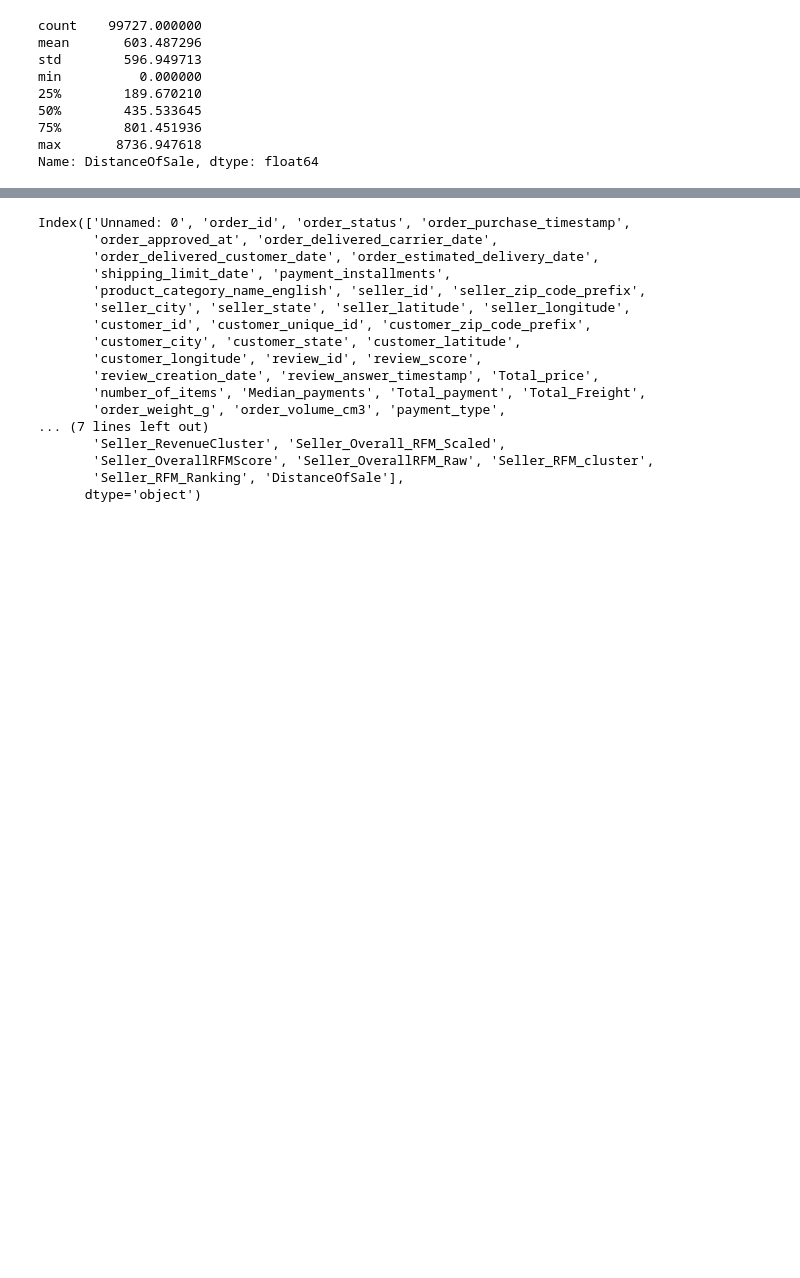
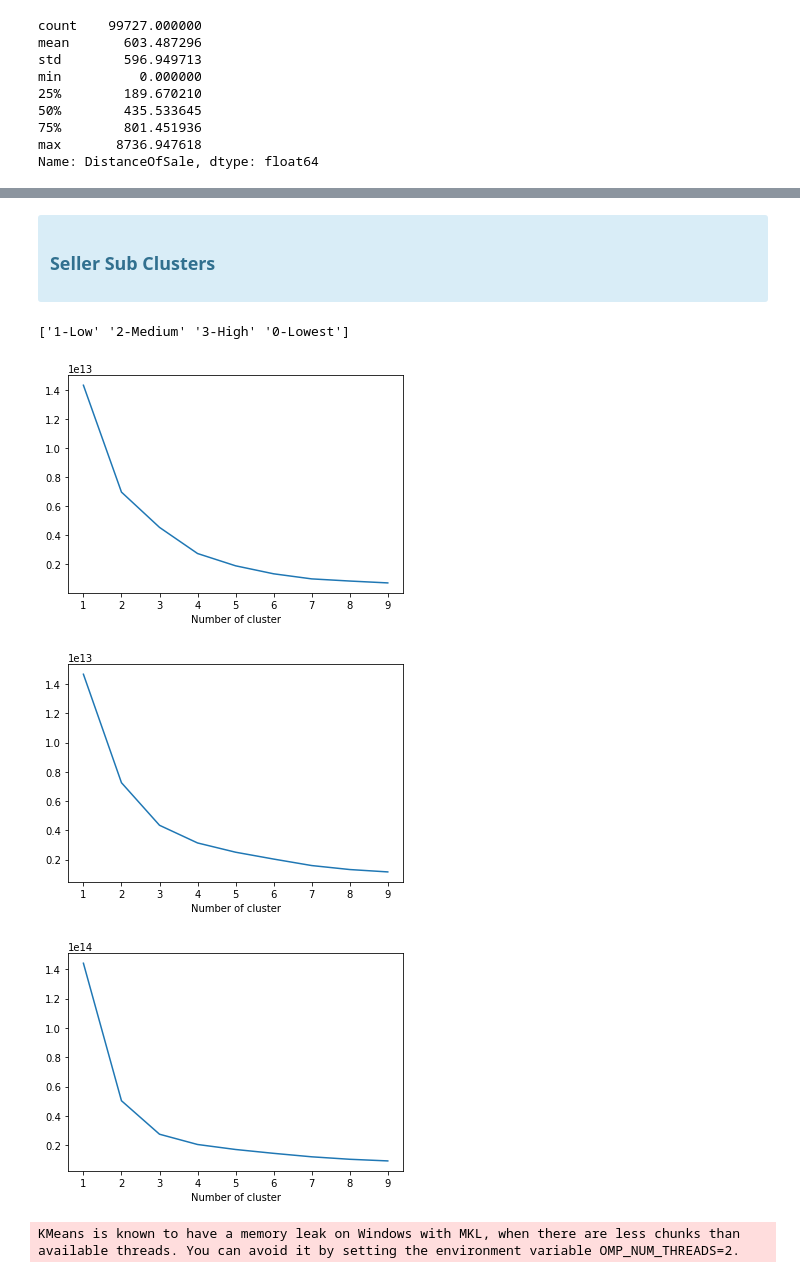
Before and after one commit to deakynek/SpringBoardProjects, a Jupyter notebook: Capstone3/EDA.ipynb, the cells around one changed output, grey strips where cells are left out. Drawn from its saved outputs; the diff is of its cells as text; code cells hidden in the pictures; blank space fills up the shorter version.

```diff
--- a/Capstone3/EDA.ipynb
+++ b/Capstone3/EDA.ipynb
@@ -714,20 +627,48 @@ Index(['payment_installments', 'seller_latitude', 'seller_longitude',
+# %% [markdown]
+<div class="span5 alert alert-info">
+<h3>Seller Sub Clusters </h3>
+</div>
 # %%
-OL_Data.columns
+clusters={'1-Low':4, '2-Medium':4, '3-High':4, '0-Lowest':4}
+print(OL_Data['Seller_RFM_Ranking'].unique())
+
+subData = pd.DataFrame({'order_id' : [], 'Seller_RFM_Ranking_SubClusers':[]})
+for t in OL_Data['Seller_RFM_Ranking'].unique():
+    subset = OL_Data[OL_Data['Seller_RFM_Ranking']==t]
+
+    numcols = ['payment_installments',
+            'seller_latitude',
+            'seller_longitude',
+            'customer_latitude',
+            'customer_longitude',
+            'review_score',
+            'Total_price',
+            'number_of_items',
+            'Median_payments',
+            'Total_payment',
+            'Total_Freight',
+            'order_weight_g',
+            'order_volume_cm3',
+            'Purchase_To_Delivery_Days',
+            'Approved_To_Delivery_Days',
+            'Diff_Est_Delivery_vs_Actual',
+            'Buyer_OverallRFM_Raw',
+            'Seller_OverallRFM_Raw',
+            'Seller_RFM_cluster',
+            'DistanceOfSale']
+
+    test = numcols+['order_id']
+    subset = subset[test].dropna()
+
+
+    PrintKmeansInertiaGraphWithArray(subset,numcols)
+    PerformKMeansWithArray(subset, numcols, clusters[t], "Seller_RFM_Ranking_SubClusers", t)
+    subData = pd.concat([subData, subset[["order_id","Seller_RFM_Ranking_SubClusers"]]], ignore_index=True)
+
+OL_Data_Sub = OL_Data_Sub.merge(subData, on='order_id',how='left' )
 # %% [output]
-Index(['Unnamed: 0', 'order_id', 'order_status', 'order_purchase_timestamp',
-       'order_approved_at', 'order_delivered_carrier_date',
-       'order_delivered_customer_date', 'order_estimated_delivery_date',
-       'shipping_limit_date', 'payment_installments',
-       'product_category_name_english', 'seller_id', 'seller_zip_code_prefix',
-       'seller_city', 'seller_state', 'seller_latitude', 'seller_longitude',
-       'customer_id', 'customer_unique_id', 'customer_zip_code_prefix',
-       'customer_city', 'customer_state', 'customer_latitude',
-       'customer_longitude', 'review_id', 'review_score',
-       'review_creation_date', 'review_answer_timestamp', 'Total_price',
-       'number_of_items', 'Median_payments', 'Total_payment', 'Total_Freight',
-       'order_weight_g', 'order_volume_cm3', 'payment_type',
-... (7 lines left out)
-       'Seller_RevenueCluster', 'Seller_Overall_RFM_Scaled',
-       'Seller_OverallRFMScore', 'Seller_OverallRFM_Raw', 'Seller_RFM_cluster',
-       'Seller_RFM_Ranking', 'DistanceOfSale'],
-      dtype='object')
+['1-Low' '2-Medium' '3-High' '0-Lowest']
+[figure, added]
+[figure, added]
+[figure, added]
+KMeans is known to have a memory leak on Windows with MKL, when there are less chunks than available threads. You can avoid it by setting the environment variable OMP_NUM_THREADS=2.
```
Also changed, not shown: parts of 30 cells of this notebook, 1 other file.
